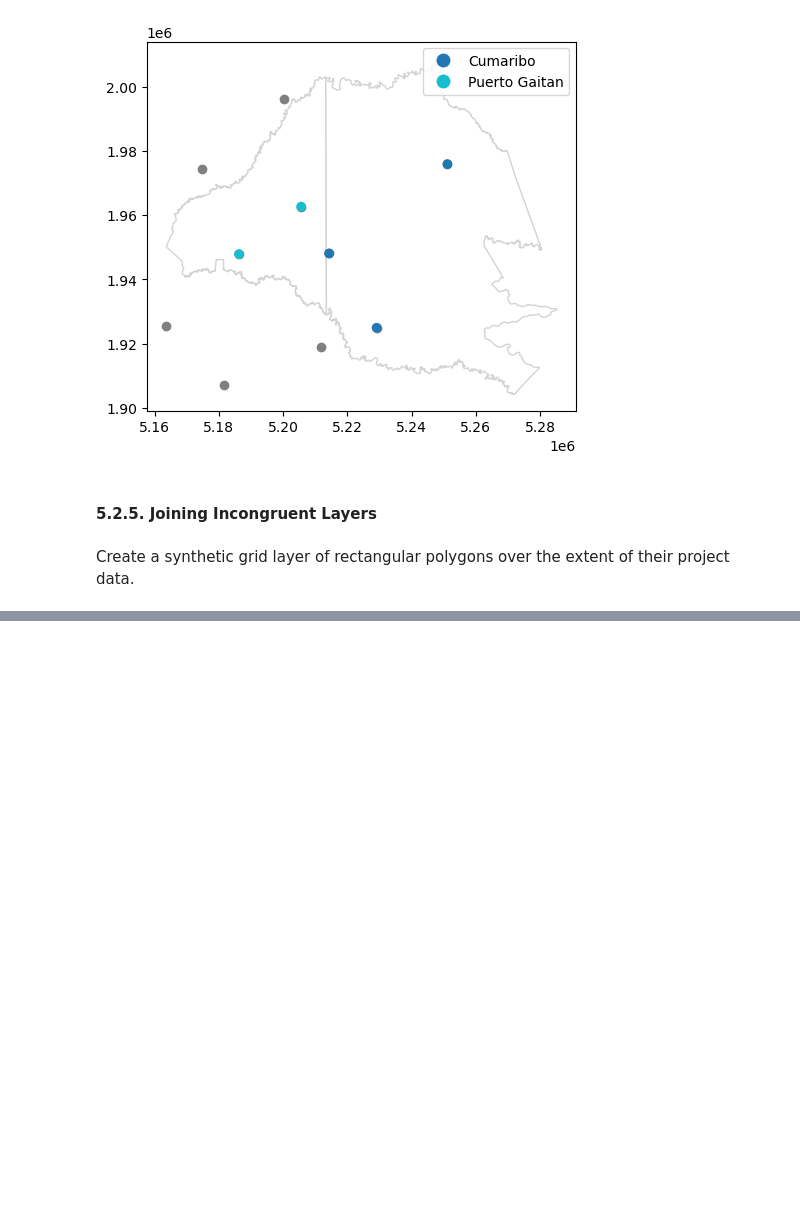
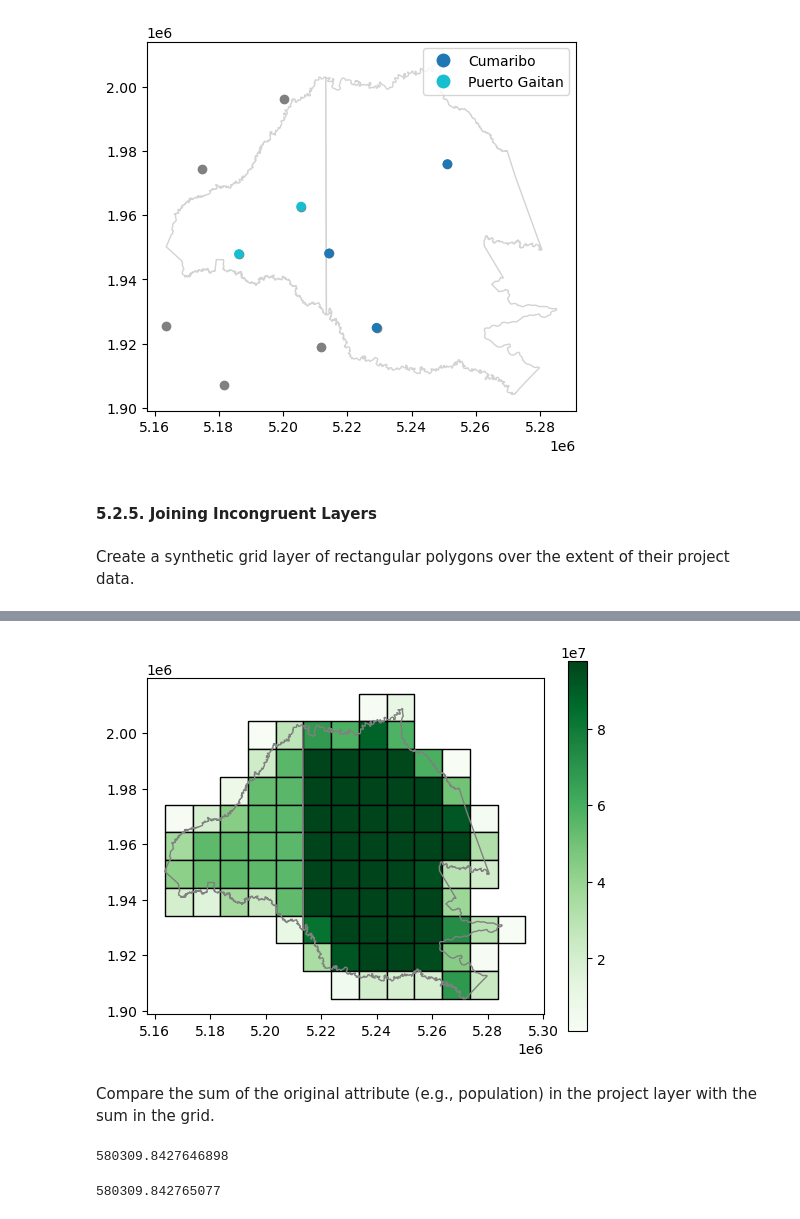
Before and after one commit to Lmfernanda/Workshop_2_Attribute_and_Spatial_Data_Operations, a Jupyter notebook: Workshop.ipynb, the cells around one changed output, grey strips where cells are left out. Cells and saved outputs as stored; diff of their text form; code cells hidden in the pictures; blank space fills up the shorter version.

```diff
--- a/Workshop.ipynb
+++ b/Workshop.ipynb
@@ -368,0 +494,4 @@ Create a synthetic grid layer of rectangular polygons over the extent of their p
+# %%
+bosques_grid['area_prop'] = bosques_grid['area_sub'] / bosques_grid['AREA_TOTAL']
+bosques_grid['bosques'] = bosques_grid['area_bosque_ha'] * bosques_grid['area_prop']
+bosques_grid
@@ -368,0 +512,4 @@ Create a synthetic grid layer of rectangular polygons over the extent of their p
+# %%
+bosques_grid = bosques_grid.groupby('id')['bosques'].sum().reset_index()
+grid = pd.merge(grid, bosques_grid[['id', 'bosques']], on='id', how='left')
+grid
@@ -368,0 +530,20 @@ Create a synthetic grid layer of rectangular polygons over the extent of their p
+# %%
+base = grid.plot(
+    column='bosques',
+    edgecolor='black',
+    legend=True,
+    cmap='Greens'
+);
+municipios_con_bosque.plot(ax=base, color='none', edgecolor='grey', legend=True);
+# %% [output]
+[figure, added]
+# %% [markdown]
+Compare the sum of the original attribute (e.g., population) in the project layer with the sum in the grid.
+# %%
+municipios_con_bosque['area_bosque_ha'].sum()
+# %% [output]
+580309.8427646898
+# %%
+grid['bosques'].sum()/10000
+# %% [output]
+580309.842765077
```
Also changed, not shown: parts of 16 cells of this notebook.
